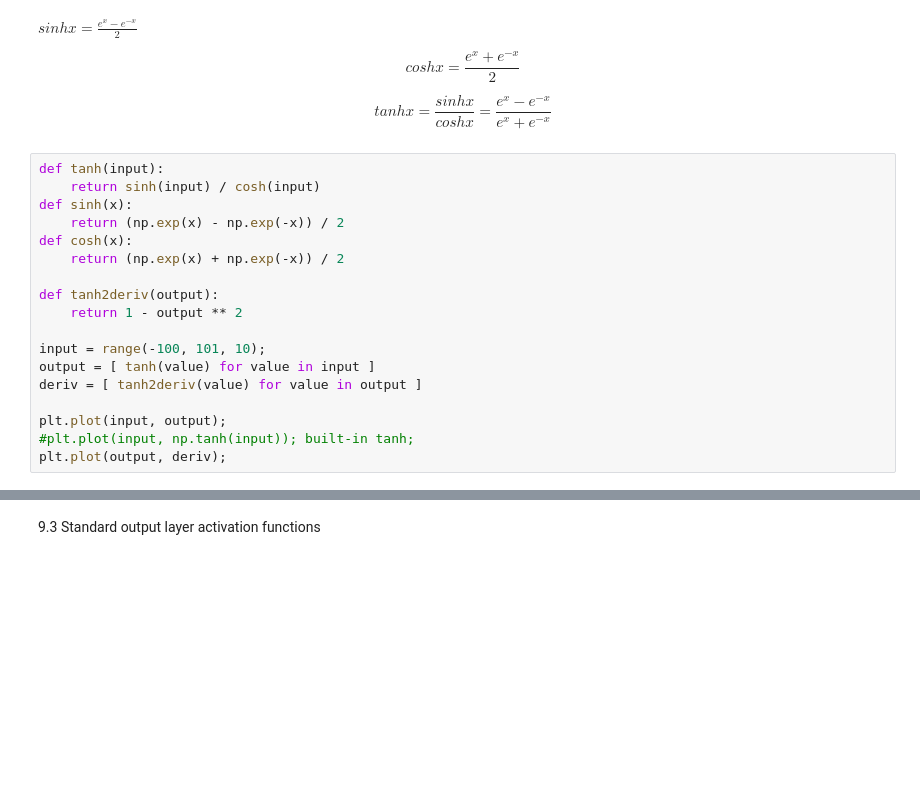
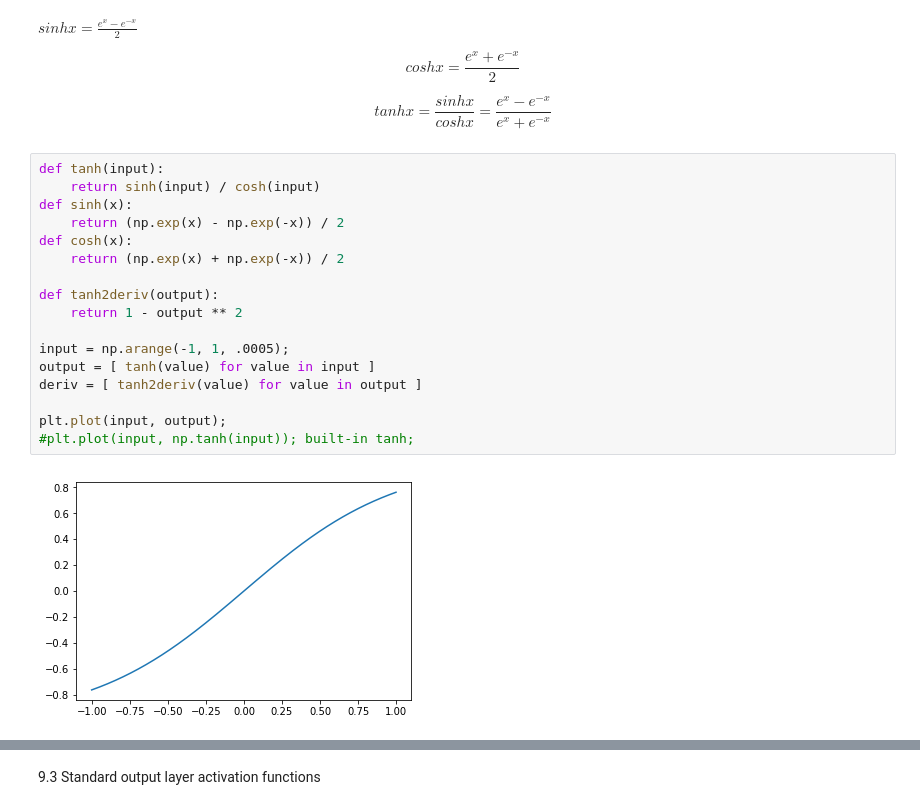
Before and after one commit to iamavieira/grokking-deep-learning, a Jupyter notebook: Chapter-9/activation_functions.ipynb, the cells around one changed output, grey strips where cells are left out. Saved outputs shown, nothing was run; the diff lists cells and outputs as text; blank space fills up the shorter version.

```diff
--- a/Chapter-9/activation_functions.ipynb
+++ b/Chapter-9/activation_functions.ipynb
@@ -116,18 +125,19 @@ $$tanh x = \frac{sinhx}{coshx} = \frac{e^x - e^{-x}}{e^x + e^{-x}}$$
 # %%
 def tanh(input):
     return sinh(input) / cosh(input)
 def sinh(x):
     return (np.exp(x) - np.exp(-x)) / 2
 def cosh(x):
     return (np.exp(x) + np.exp(-x)) / 2
 
 def tanh2deriv(output):
     return 1 - output ** 2
 
-input = range(-100, 101, 10);
+input = np.arange(-1, 1, .0005);
 output = [ tanh(value) for value in input ]
 deriv = [ tanh2deriv(value) for value in output ]
 
 plt.plot(input, output);
 #plt.plot(input, np.tanh(input)); built-in tanh;
-plt.plot(output, deriv);
+# %% [output]
+[figure, added]
```
Also changed, not shown: parts of 6 cells of this notebook, 7 other files.
